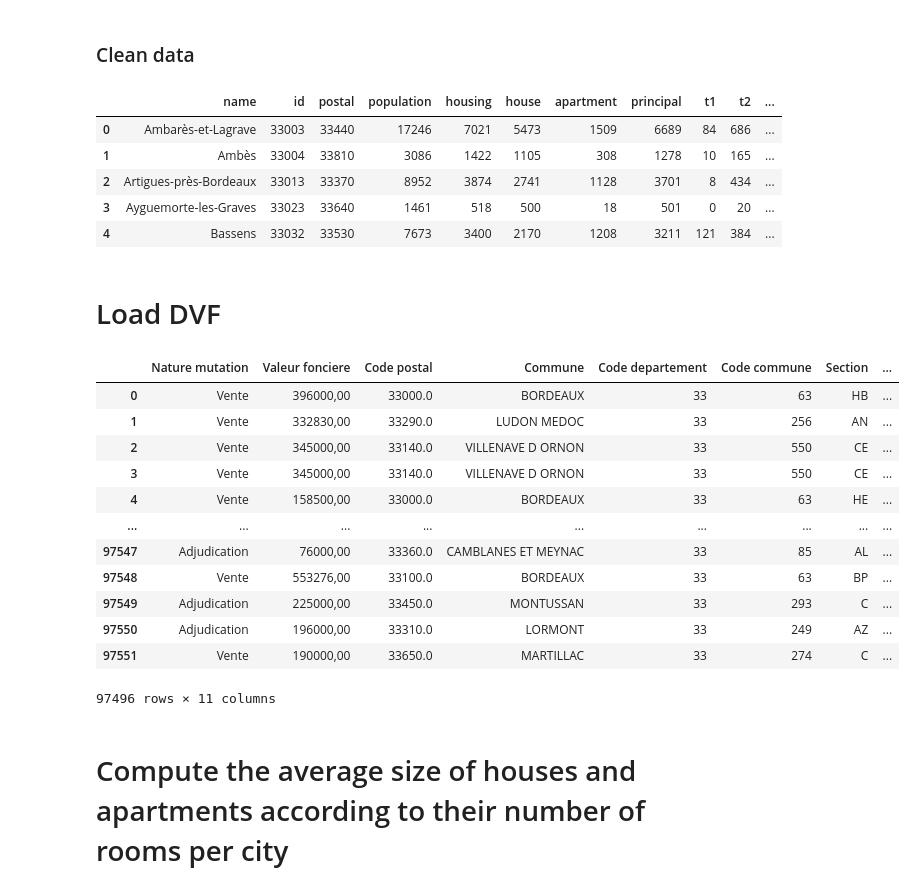
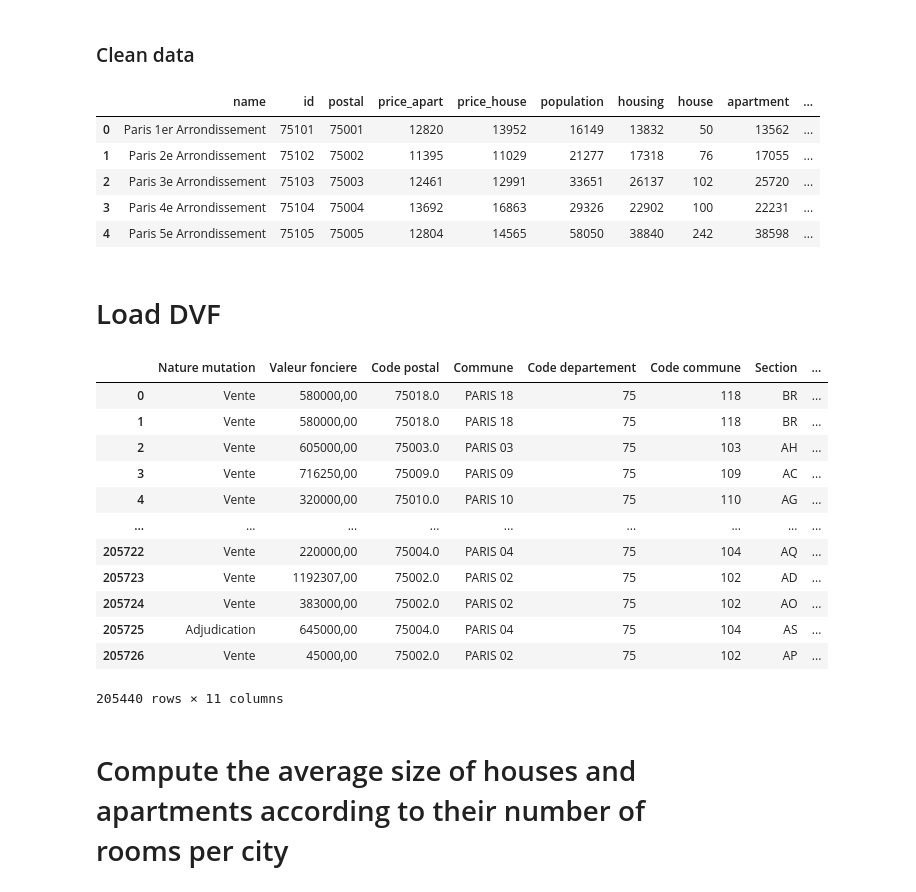
Before and after one commit to Naowak/CapitalEstates, a Jupyter notebook: paris.ipynb, the cells around one changed output. Cells and saved outputs as stored; diff of their text form; code cells hidden in the pictures.

```diff
--- a/paris.ipynb
+++ b/paris.ipynb
@@ -82,32 +79,0 @@ The chromedriver version (115.0.5790.102) detected in PATH at /opt/homebrew/bin/
-# %%
-from selenium.webdriver.common.by import By
-import re
-import time
-
-def extract_pop():
-    # Find number of housing
-    try:
-        query = '//div[contains(@id, "Population d")]'
-        text = driver.find_element(By.XPATH, query).find_element(By.TAG_NAME, 'p').text
-        regex = r'Il y a (\d+(?:\s*\d+)*) habitants'
-        match = re.search(regex, text)
-        population = int(match.group(1).replace(' ', ''))
-    except:
-        population = None
-
-    return {
-        'population': population
-    }
-
-def update_pop(row):
-    driver.get(row['url_pop'])
-    time.sleep(1)
-    values = extract_pop()
-    for key, value in values.items():
-        row[key] = value
-    return row
-
-
-# Update values with selenium
-communes = communes.apply(update_pop, axis=1)
-communes.head()
@@ -253,12 +212,12 @@ communes.drop(columns=['url_pop'], inplace=True)
 
 communes.head()
 # %% [output]
-|  | name | id | postal | population | housing | house | apartment | principal | t1 | t2 | ... |
-| 0 | Ambarès-et-Lagrave | 33003 | 33440 | 17246 | 7021 | 5473 | 1509 | 6689 | 84 | 686 | ... |
-| 1 | Ambès | 33004 | 33810 | 3086 | 1422 | 1105 | 308 | 1278 | 10 | 165 | ... |
-| 2 | Artigues-près-Bordeaux | 33013 | 33370 | 8952 | 3874 | 2741 | 1128 | 3701 | 8 | 434 | ... |
-| 3 | Ayguemorte-les-Graves | 33023 | 33640 | 1461 | 518 | 500 | 18 | 501 | 0 | 20 | ... |
-| 4 | Bassens | 33032 | 33530 | 7673 | 3400 | 2170 | 1208 | 3211 | 121 | 384 | ... |
+|  | name | id | postal | price_apart | price_house | population | housing | house | apartment | ... |
+| 0 | Paris 1er Arrondissement | 75101 | 75001 | 12820 | 13952 | 16149 | 13832 | 50 | 13562 | ... |
+| 1 | Paris 2e Arrondissement | 75102 | 75002 | 11395 | 11029 | 21277 | 17318 | 76 | 17055 | ... |
+| 2 | Paris 3e Arrondissement | 75103 | 75003 | 12461 | 12991 | 33651 | 26137 | 102 | 25720 | ... |
+| 3 | Paris 4e Arrondissement | 75104 | 75004 | 13692 | 16863 | 29326 | 22902 | 100 | 22231 | ... |
+| 4 | Paris 5e Arrondissement | 75105 | 75005 | 12804 | 14565 | 58050 | 38840 | 242 | 38598 | ... |
 # %%
 communes.to_json('data/paris/communes-housing.json', orient='records', lines=True)
 # %% [markdown]
@@ -288,46 +247,46 @@ dvf = pd.concat([
     pd.read_csv('data/dvf2019.txt', sep='|', low_memory=False),
     pd.read_csv('data/dvf2018.txt', sep='|', low_memory=False),
 ])
 
 
 # Open DF and clean it
 dvf = dvf[dvf['Type local'].isin(['Appartement', 'Maison'])]
 dvf = dvf[dvf['Surface reelle bati'].isna() == False]
 dvf = dvf.reset_index(drop=True)
 dvf = dvf[columns]
 
 # Keep only selected communes in departement
-CODE_DEP = 33
+CODE_DEP = 75
 code_communes = communes['id'].apply(lambda x: x - CODE_DEP*1000)
 dvf = dvf[(dvf['Code departement'] == str(CODE_DEP).zfill(2)) & (dvf['Code commune'].isin(code_communes))]
 dvf = dvf.reset_index(drop=True)
 
 # Convert to int
 columns = ['Code commune', 'Nombre pieces principales', 'Surface reelle bati']
 dvf[columns] = dvf[columns].astype(int)
 
 # Set nombre pieces principales to 5 for all properties with more than 5 rooms
 index = dvf[dvf['Nombre pieces principales'] >= 5].index
 dvf.loc[index, 'Nombre pieces principales'] = 5
 
 # Remove Nombre de pieces principales = 0
 dvf = dvf[dvf['Nombre pieces principales'] > 0]
 
 dvf
 # %% [output]
 |  | Nature mutation | Valeur fonciere | Code postal | Commune | Code departement | Code commune | Section | ... |
-| 0 | Vente | 396000,00 | 33000.0 | BORDEAUX | 33 | 63 | HB | ... |
-| 1 | Vente | 332830,00 | 33290.0 | LUDON MEDOC | 33 | 256 | AN | ... |
-| 2 | Vente | 345000,00 | 33140.0 | VILLENAVE D ORNON | 33 | 550 | CE | ... |
-| 3 | Vente | 345000,00 | 33140.0 | VILLENAVE D ORNON | 33 | 550 | CE | ... |
-| 4 | Vente | 158500,00 | 33000.0 | BORDEAUX | 33 | 63 | HE | ... |
+| 0 | Vente | 580000,00 | 75018.0 | PARIS 18 | 75 | 118 | BR | ... |
+| 1 | Vente | 580000,00 | 75018.0 | PARIS 18 | 75 | 118 | BR | ... |
+| 2 | Vente | 605000,00 | 75003.0 | PARIS 03 | 75 | 103 | AH | ... |
+| 3 | Vente | 716250,00 | 75009.0 | PARIS 09 | 75 | 109 | AC | ... |
+| 4 | Vente | 320000,00 | 75010.0 | PARIS 10 | 75 | 110 | AG | ... |
 | ... | ... | ... | ... | ... | ... | ... | ... | ... |
-| 97547 | Adjudication | 76000,00 | 33360.0 | CAMBLANES ET MEYNAC | 33 | 85 | AL | ... |
-| 97548 | Vente | 553276,00 | 33100.0 | BORDEAUX | 33 | 63 | BP | ... |
-| 97549 | Adjudication | 225000,00 | 33450.0 | MONTUSSAN | 33 | 293 | C | ... |
-| 97550 | Adjudication | 196000,00 | 33310.0 | LORMONT | 33 | 249 | AZ | ... |
-| 97551 | Vente | 190000,00 | 33650.0 | MARTILLAC | 33 | 274 | C | ... |
+| 205722 | Vente | 220000,00 | 75004.0 | PARIS 04 | 75 | 104 | AQ | ... |
+| 205723 | Vente | 1192307,00 | 75002.0 | PARIS 02 | 75 | 102 | AD | ... |
+| 205724 | Vente | 383000,00 | 75002.0 | PARIS 02 | 75 | 102 | AO | ... |
+| 205725 | Adjudication | 645000,00 | 75004.0 | PARIS 04 | 75 | 104 | AS | ... |
+| 205726 | Vente | 45000,00 | 75002.0 | PARIS 02 | 75 | 102 | AP | ... |
-97496 rows × 11 columns
+205440 rows × 11 columns
 # %% [markdown]
 # Compute the average size of houses and apartments according to their number of rooms per city
 # %%
```
Also changed, not shown: parts of 13 cells of this notebook, 7 other files.
